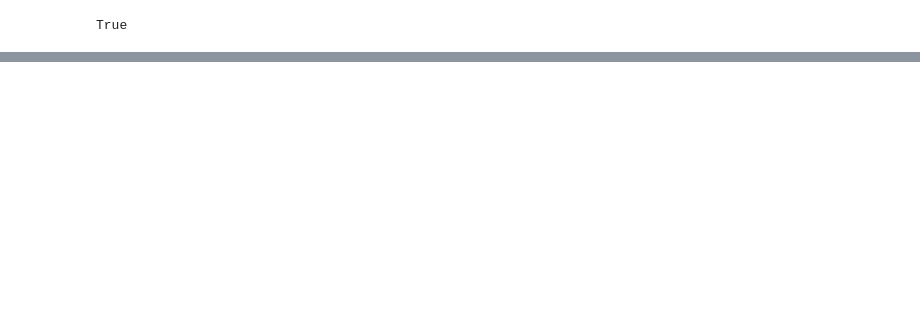
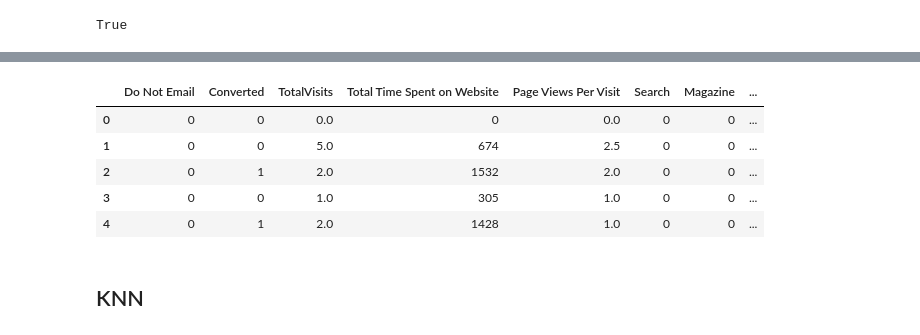
Before and after one commit to ntyukaev/intro-to-ml, a Jupyter notebook: lead_scoring.ipynb, the cells around one changed output, grey strips where cells are left out. Saved outputs shown, nothing was run; the diff lists cells and outputs as text; code cells hidden in the pictures; blank space fills up the shorter version.

```diff
--- a/lead_scoring.ipynb
+++ b/lead_scoring.ipynb
@@ -132,0 +529,39 @@ True
+# %%
+last_activity_dummies = pd.get_dummies(data['Last Activity'])
+data = pd.concat((data, last_activity_dummies), axis=1)
+data = data.drop(['Last Activity'], axis=1)
+# %%
+# data['Last Notable Activity'].value_counts(dropna=False, normalize=True)
+last_notable_activity_dummies = pd.get_dummies(data['Last Notable Activity'])
+data = pd.concat((data, last_notable_activity_dummies), axis=1)
+data = data.drop(['Last Notable Activity'], axis=1)
+# %%
+occupation_dummies = pd.get_dummies(data['What is your current occupation'])
+data = pd.concat((data, occupation_dummies), axis=1)
+data = data.drop(['What is your current occupation'], axis=1)
+# %%
+data['Do Not Email'] = pd.factorize(data['Do Not Email'])[0]
+data['Search'] = pd.factorize(data['Search'])[0]
+data['Magazine'] = pd.factorize(data['Magazine'])[0]
+data['Newspaper Article'] = pd.factorize(data['Newspaper Article'])[0]
+data['X Education Forums'] = pd.factorize(data['X Education Forums'])[0]
+data['Newspaper'] = pd.factorize(data['Newspaper'])[0]
+data['Digital Advertisement'] = pd.factorize(data['Digital Advertisement'])[0]
+data['Through Recommendations'] = pd.factorize(data['Through Recommendations'])[0]
+data['Receive More Updates About Our Courses'] = pd.factorize(data['Receive More Updates About Our Courses'])[0]
+data['Update me on Supply Chain Content'] = pd.factorize(data['Update me on Supply Chain Content'])[0]
+data['Get updates on DM Content'] = pd.factorize(data['Get updates on DM Content'])[0]
+data['I agree to pay the amount through cheque'] = pd.factorize(data['I agree to pay the amount through cheque'])[0]
+data['A free copy of Mastering The Interview'] = pd.factorize(data['A free copy of Mastering The Interview'])[0]
+data['Converted'] = pd.factorize(data['Converted'])[0]
+# %%
+data.head()
+# %% [output]
+|  | Do Not Email | Converted | TotalVisits | Total Time Spent on Website | Page Views Per Visit | Search | Magazine | ... |
+| 0 | 0 | 0 | 0.0 | 0 | 0.0 | 0 | 0 | ... |
+| 1 | 0 | 0 | 5.0 | 674 | 2.5 | 0 | 0 | ... |
+| 2 | 0 | 1 | 2.0 | 1532 | 2.0 | 0 | 0 | ... |
+| 3 | 0 | 0 | 1.0 | 305 | 1.0 | 0 | 0 | ... |
+| 4 | 0 | 1 | 2.0 | 1428 | 1.0 | 0 | 0 | ... |
+# %% [markdown]
+## KNN
```
Also changed, not shown: parts of 103 cells of this notebook, 1 other file.
